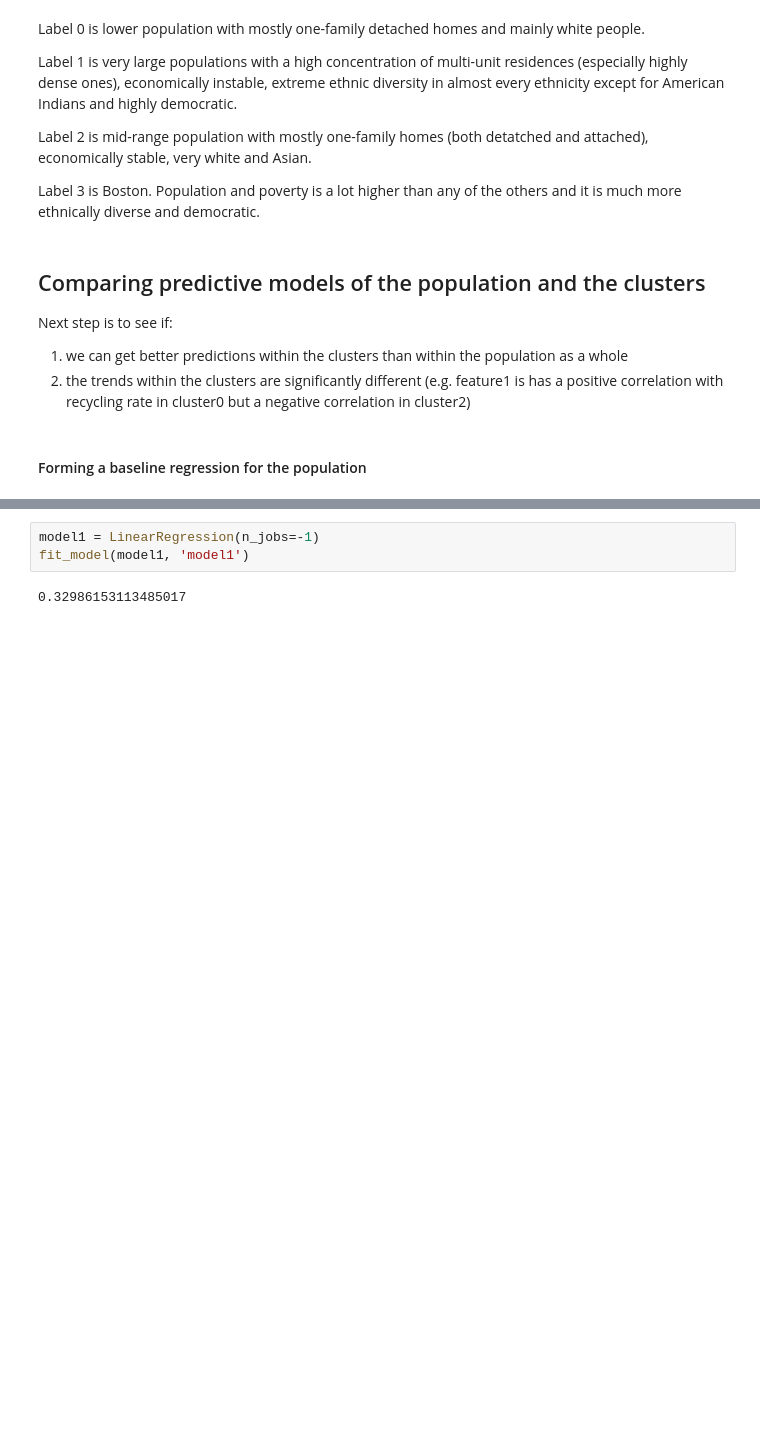
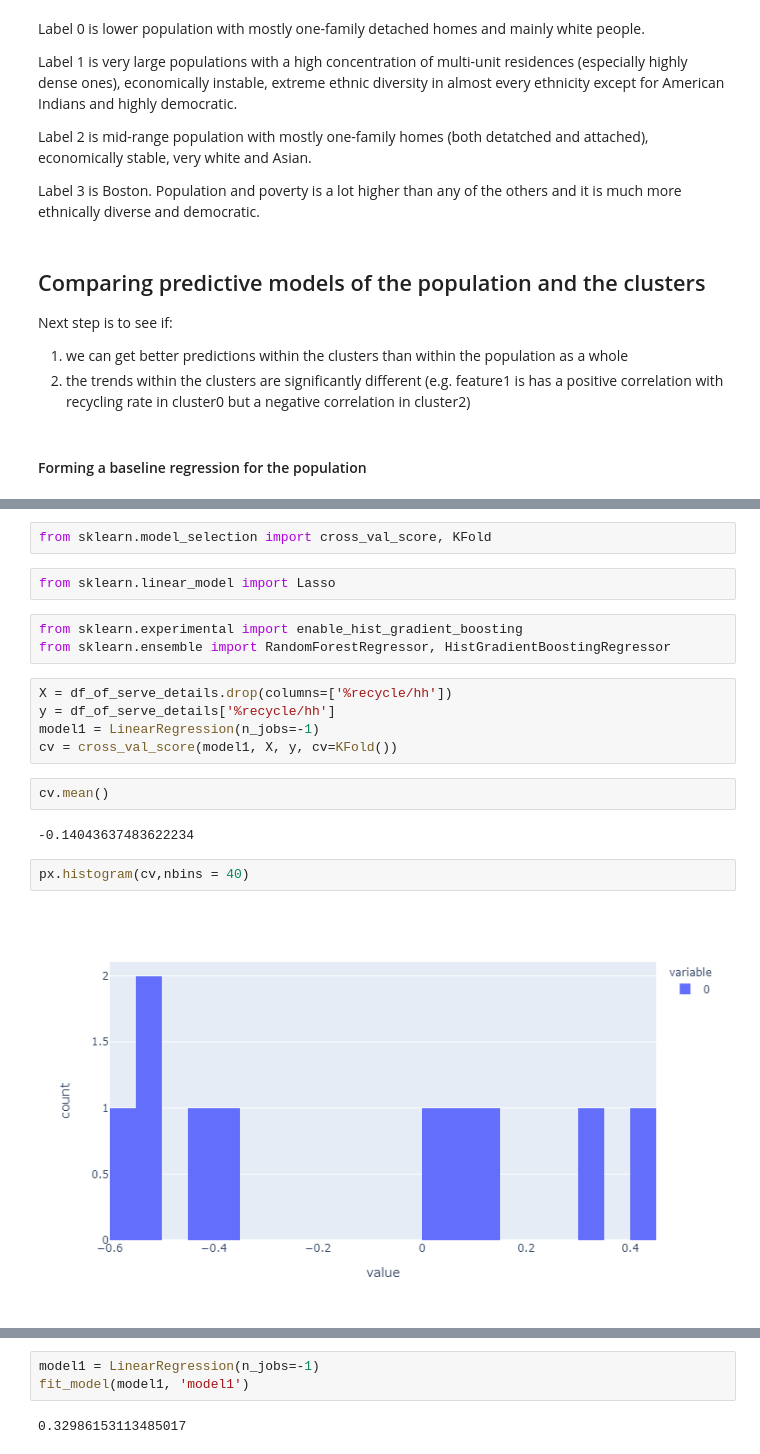
Before and after one commit to DGiulietti/RecycleEffectivenessMA, a Jupyter notebook: part4.ipynb, the cells around one changed output, grey strips where cells are left out. Cells and saved outputs as stored; diff of their text form; blank space fills up the shorter version.

```diff
--- a/part4.ipynb
+++ b/part4.ipynb
@@ -738,0 +897,20 @@ from sklearn.feature_selection import RFE
+# %%
+from sklearn.model_selection import cross_val_score, KFold
+# %%
+from sklearn.linear_model import Lasso
+# %%
+from sklearn.experimental import enable_hist_gradient_boosting
+from sklearn.ensemble import RandomForestRegressor, HistGradientBoostingRegressor
+# %%
+X = df_of_serve_details.drop(columns=['%recycle/hh'])
+y = df_of_serve_details['%recycle/hh']
+model1 = LinearRegression(n_jobs=-1)
+cv = cross_val_score(model1, X, y, cv=KFold())
+# %%
+cv.mean()
+# %% [output]
+-0.14043637483622234
+# %%
+px.histogram(cv,nbins = 40)
+# %% [output]
+[figure, added]
```
Also changed, not shown: parts of 65 cells of this notebook, 2 other files.
